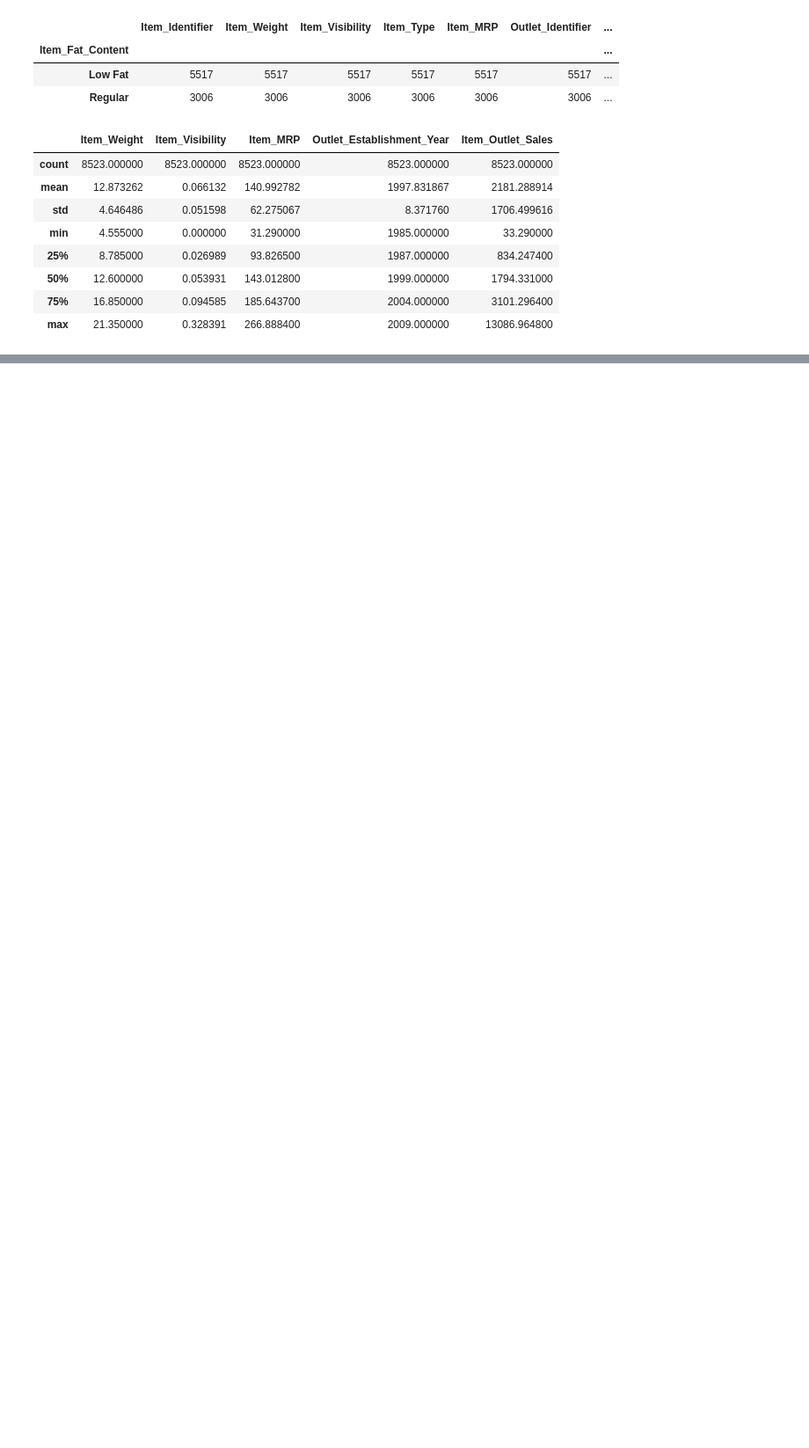
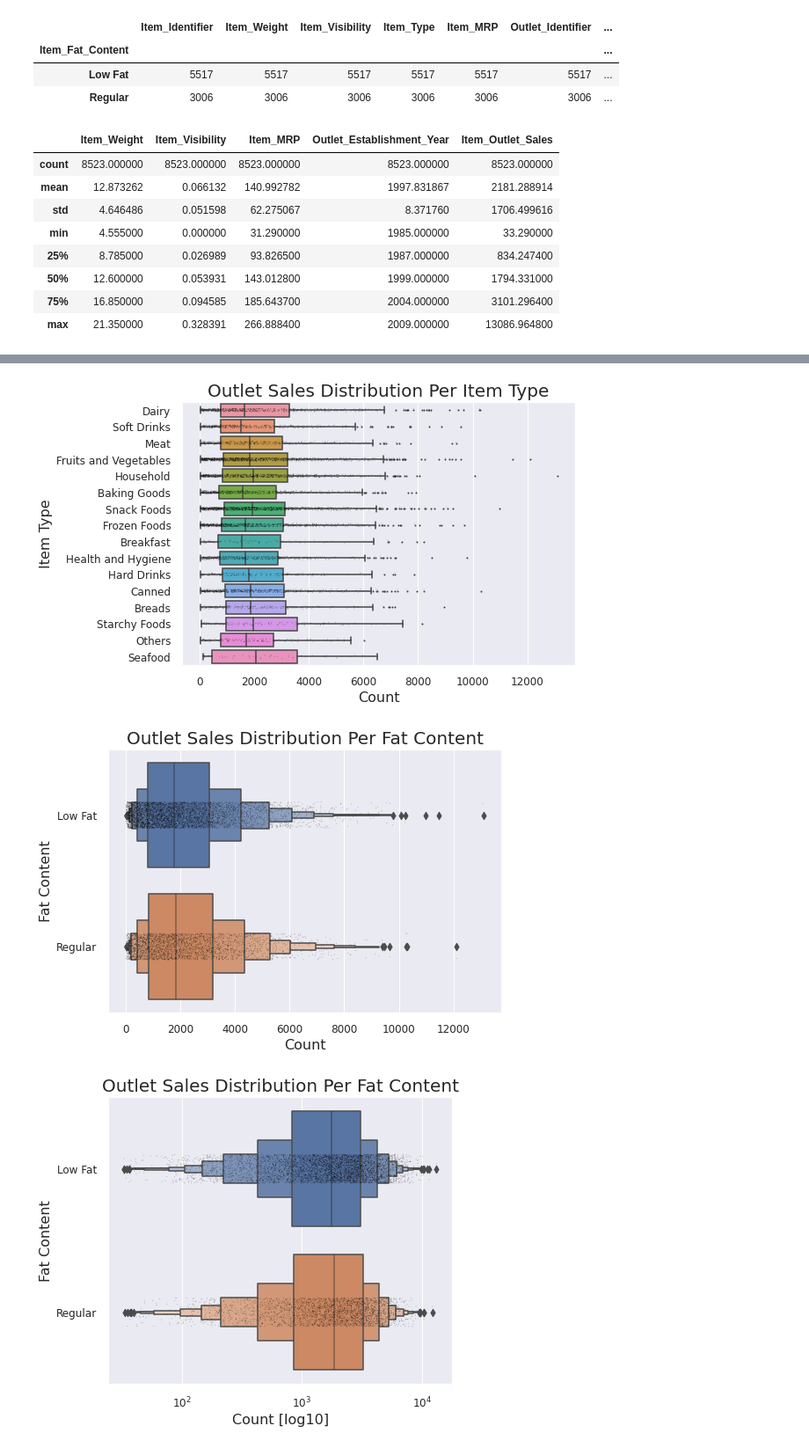
Before and after one commit to khixson1/Food_Sales_Prediction, a Jupyter notebook: Food_Sales_Predictions.ipynb, the cells around one changed output, grey strips where cells are left out. Shown: that part at 88% size. Saved outputs shown, nothing was run; the diff lists cells and outputs as text; code cells hidden in the pictures; blank space fills up the shorter version.

```diff
--- a/Food_Sales_Predictions.ipynb
+++ b/Food_Sales_Predictions.ipynb
@@ -200,0 +314,45 @@ df[num_vars].describe()
+# %%
+# test
+
+# Boxplots of "Item_Outlet_Sales" data per "Item_Type" category
+my_box_2 = sns.boxplot(x = df['Item_Outlet_Sales'], y = df['Item_Type'], data = df, flierprops= dict(marker = 'o', markersize = 1));
+# Add in points to show each observation
+sns.stripplot(x = df['Item_Outlet_Sales'], y = df['Item_Type'], data = df,
+              size=1, color="black", marker = 'o', alpha = 0.3)
+plt.title("Outlet Sales Distribution Per Item Type", fontsize = 20);
+plt.xlabel("Count", fontsize = 16);
+plt.ylabel("Item Type", fontsize = 16);
+plt.xticks(fontsize = 12);
+plt.yticks(fontsize = 12);
+plt.show()
+
+# Boxplots of "Item_Outlet_Sales" data per "Item_Fat_Content" category
+my_box_2 = sns.boxenplot(x = df['Item_Outlet_Sales'], y = df['Item_Fat_Content'], data = df);
+# Add in points to show each observation
+sns.stripplot(x = df['Item_Outlet_Sales'], y = df['Item_Fat_Content'], data = df,
+              size=1, color="black", marker = 'o', alpha = 0.3)
+plt.title("Outlet Sales Distribution Per Fat Content", fontsize = 20);
+plt.xlabel("Count", fontsize = 16);
+plt.ylabel("Fat Content", fontsize = 16);
+plt.xticks(fontsize = 12);
+plt.yticks(fontsize = 12);
+plt.show()
+
+# Boxplot after log transform
+# Initialize the figure with a logarithmic x axis
+f, ax = plt.subplots(figsize=(7, 6))
+ax.set_xscale("log", basex = 10)
+sns.boxenplot(x=df['Item_Outlet_Sales'], y=df['Item_Fat_Content'], data=df)
+# Add in points to show each observation
+sns.stripplot(x = df['Item_Outlet_Sales'], y = df['Item_Fat_Content'], data = df,
+              size=1, color="black", marker = 'o', alpha = 0.3)
+plt.title("Outlet Sales Distribution Per Fat Content", fontsize = 20);
+plt.xlabel("Count [log10]", fontsize = 16);
+plt.ylabel("Fat Content", fontsize = 16);
+plt.xticks(fontsize = 12);
+plt.yticks(fontsize = 12);
+plt.show()
+# %% [output]
+[figure, added]
+[figure, added]
+[figure, added]
```
Also changed, not shown: parts of 6 cells of this notebook.
